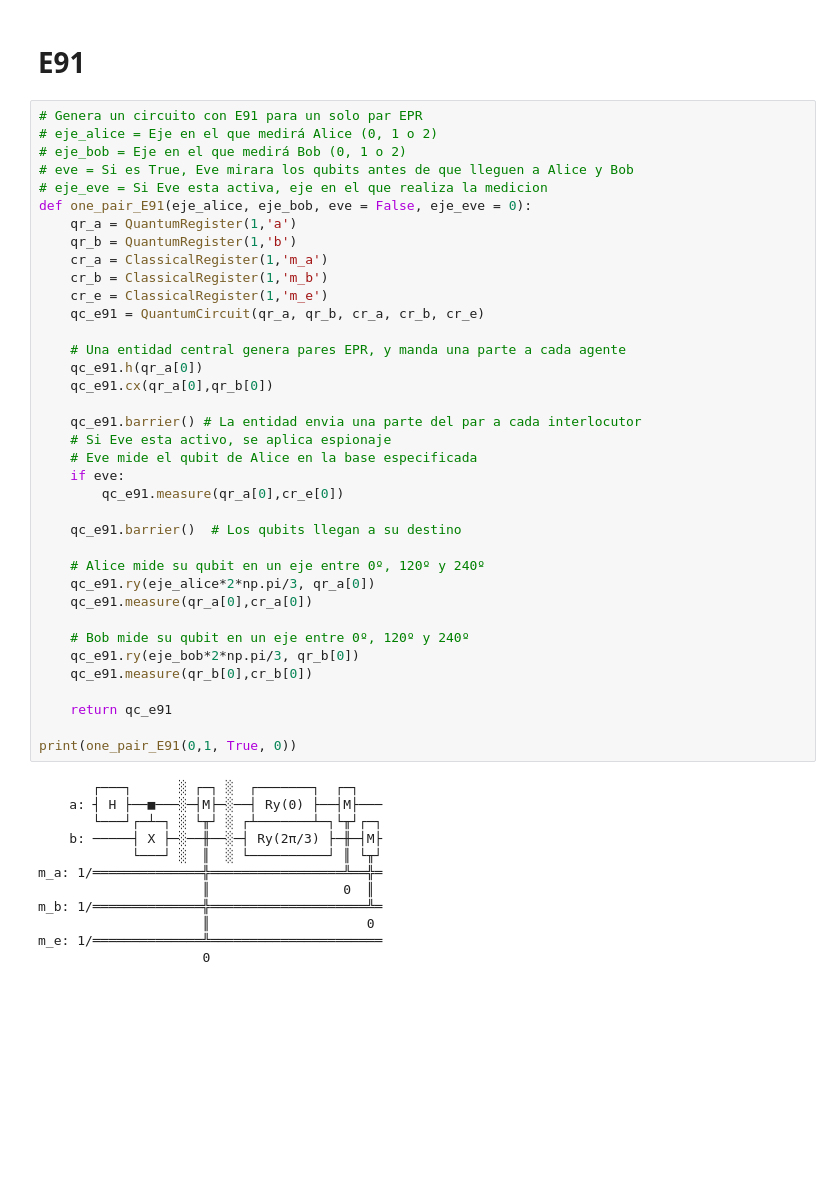
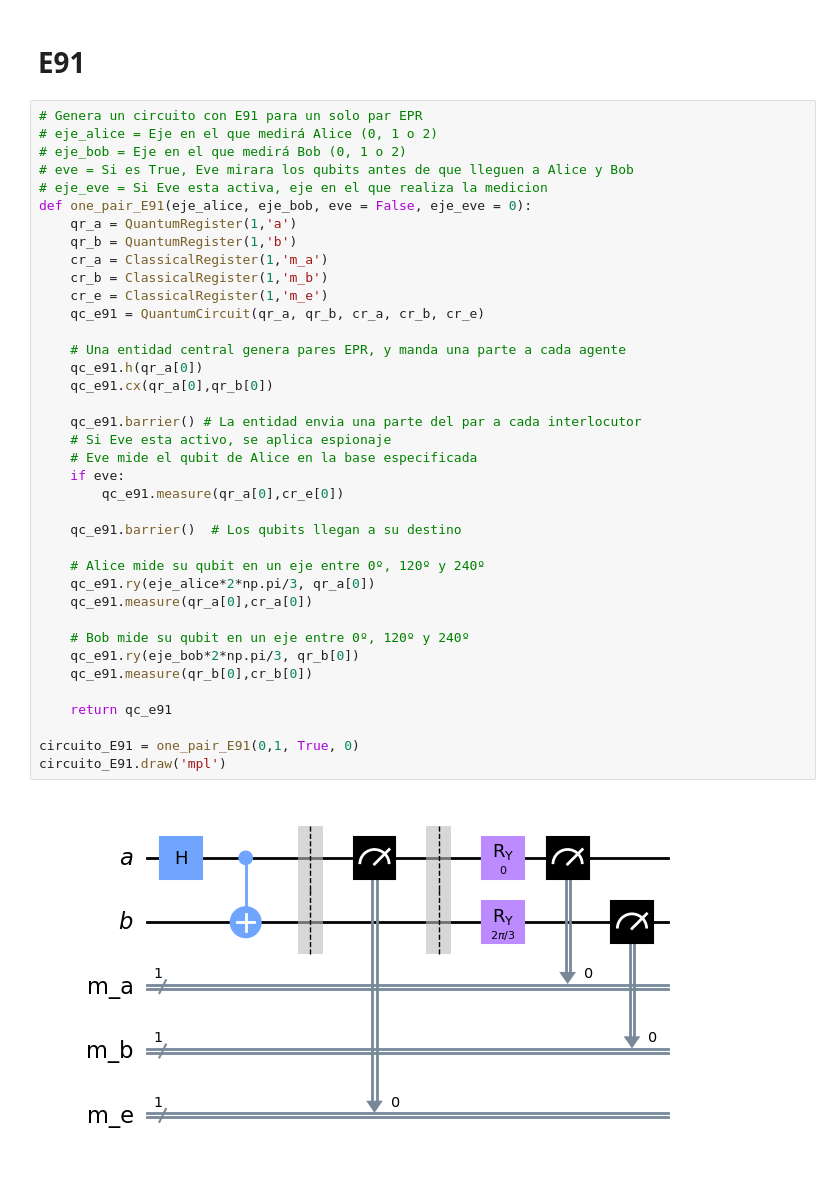
Before and after one commit to jorgelerre/tfg_rsa, a Jupyter notebook: notebooks/QKD.ipynb, the cells around one changed output. Drawn from its saved outputs; the diff is of its cells as text; blank space fills up the shorter version.

```diff
--- a/notebooks/QKD.ipynb
+++ b/notebooks/QKD.ipynb
@@ -370,45 +367,36 @@ def one_pair_E91(eje_alice, eje_bob, eve = False, eje_eve = 0):
     qr_a = QuantumRegister(1,'a')
     qr_b = QuantumRegister(1,'b')
     cr_a = ClassicalRegister(1,'m_a')
     cr_b = ClassicalRegister(1,'m_b')
     cr_e = ClassicalRegister(1,'m_e')
     qc_e91 = QuantumCircuit(qr_a, qr_b, cr_a, cr_b, cr_e)
 
     # Una entidad central genera pares EPR, y manda una parte a cada agente
     qc_e91.h(qr_a[0])
     qc_e91.cx(qr_a[0],qr_b[0])
 
     qc_e91.barrier() # La entidad envia una parte del par a cada interlocutor
     # Si Eve esta activo, se aplica espionaje
     # Eve mide el qubit de Alice en la base especificada
     if eve:
         qc_e91.measure(qr_a[0],cr_e[0])
 
     qc_e91.barrier()  # Los qubits llegan a su destino
 
     # Alice mide su qubit en un eje entre 0º, 120º y 240º
     qc_e91.ry(eje_alice*2*np.pi/3, qr_a[0])
     qc_e91.measure(qr_a[0],cr_a[0])
 
     # Bob mide su qubit en un eje entre 0º, 120º y 240º
     qc_e91.ry(eje_bob*2*np.pi/3, qr_b[0])
     qc_e91.measure(qr_b[0],cr_b[0])
 
     return qc_e91
 
-print(one_pair_E91(0,1, True, 0))
+circuito_E91 = one_pair_E91(0,1, True, 0)
+circuito_E91.draw('mpl')
 # %% [output]
-       ┌───┐      ░ ┌─┐ ░  ┌───────┐  ┌─┐
-    a: ┤ H ├──■───░─┤M├─░──┤ Ry(0) ├──┤M├───
-       └───┘┌─┴─┐ ░ └╥┘ ░ ┌┴───────┴─┐└╥┘┌─┐
-    b: ─────┤ X ├─░──╫──░─┤ Ry(2π/3) ├─╫─┤M├
-            └───┘ ░  ║  ░ └──────────┘ ║ └╥┘
-m_a: 1/══════════════╬═════════════════╩══╬═
-                     ║                 0  ║
-m_b: 1/══════════════╬════════════════════╩═
-                     ║                    0
-m_e: 1/══════════════╩══════════════════════
-                     0
+[figure, added]
 # %%
 # Ejecuta E91 empleando varias veces el circuito anterior
 # times = Numero de pares EPR a usar
```
Also changed, not shown: parts of 8 cells of this notebook, 2 other files.
